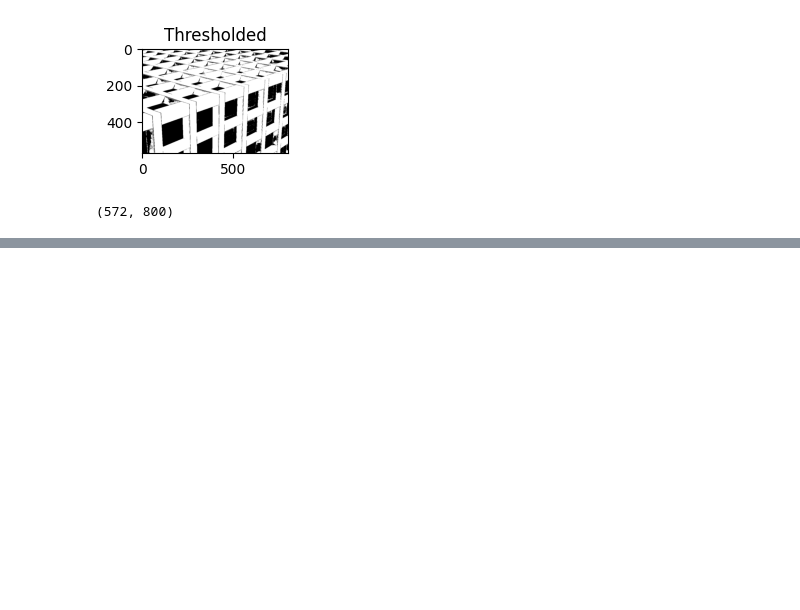
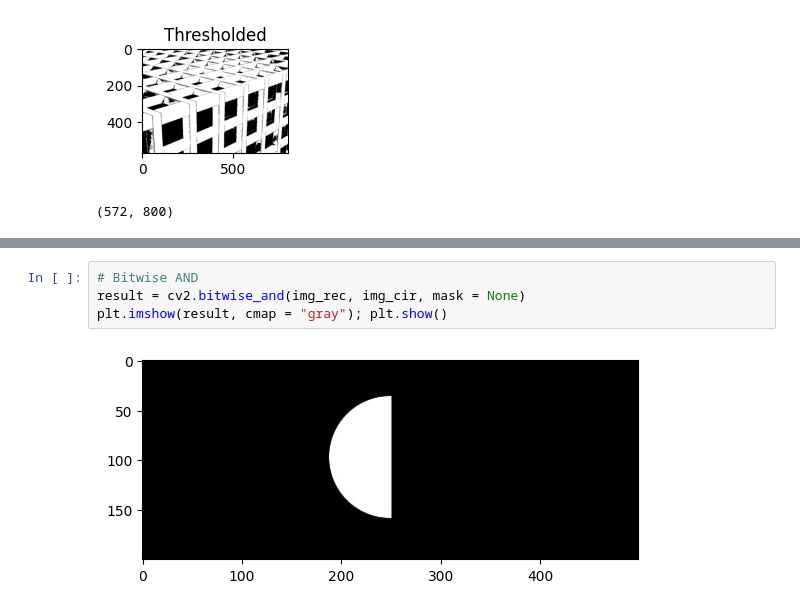
Before and after one commit to saiKelkar/Computer-Vision--OpenCV-, a Jupyter notebook: 04-Basic Image Enhancement.ipynb, the cells around one changed output, grey strips where cells are left out. Saved outputs shown, nothing was run; the diff lists cells and outputs as text; blank space fills up the shorter version.

```diff
--- a/04-Basic Image Enhancement.ipynb
+++ b/04-Basic Image Enhancement.ipynb
@@ -97,0 +135,6 @@ print(img_thresh.shape)
+# %%
+# Bitwise AND
+result = cv2.bitwise_and(img_rec, img_cir, mask = None)
+plt.imshow(result, cmap = "gray"); plt.show()
+# %% [output]
+[figure, added]
```
Also changed, not shown: parts of 12 cells of this notebook, 1 other file.
